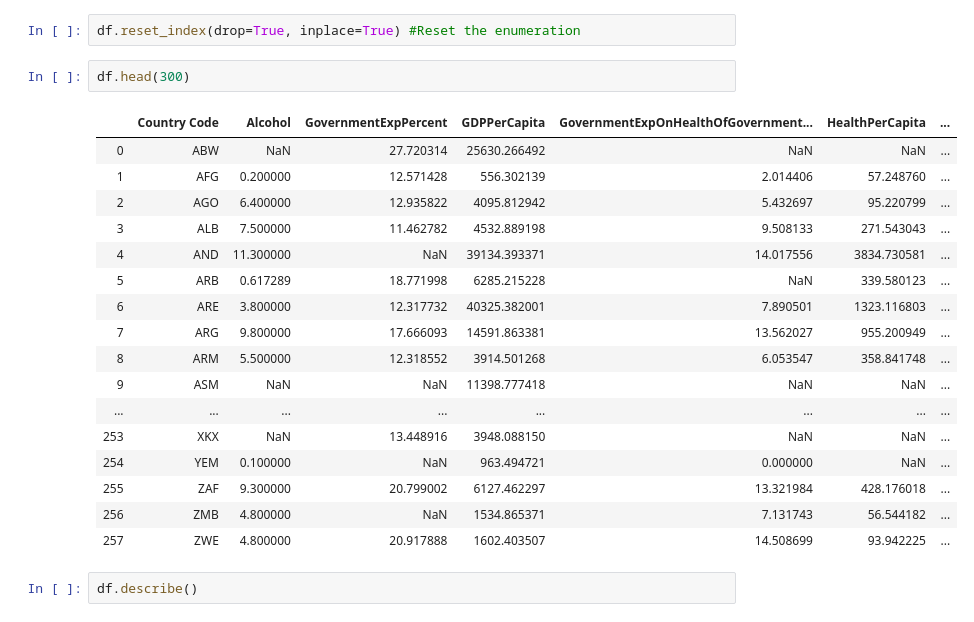
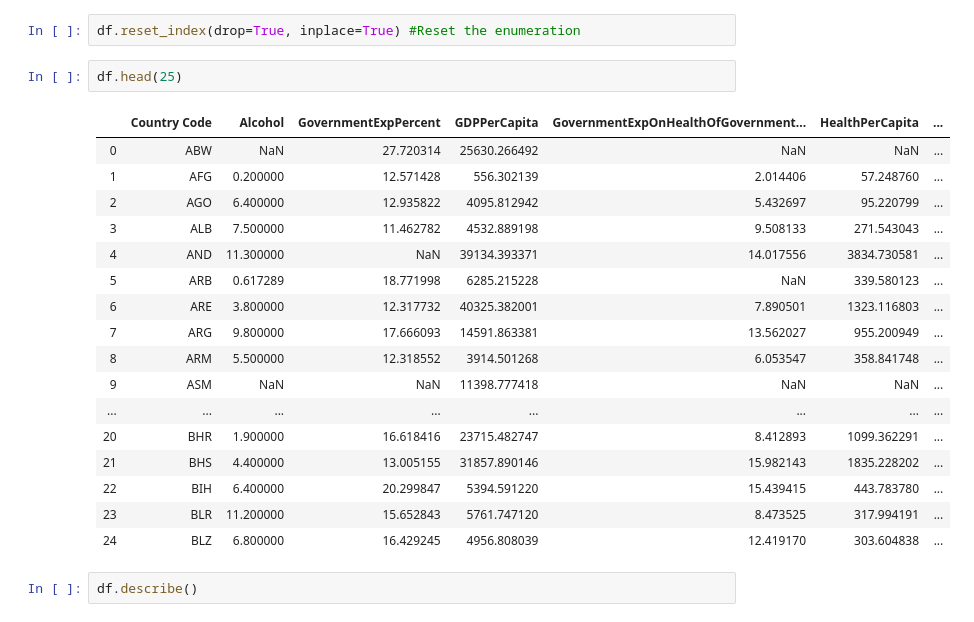
Before and after one commit to Niittyv/Data-science-project-life-expectancy, a Jupyter notebook: DS_project.ipynb, the cells around one changed output. Cells and saved outputs as stored; diff of their text form.

```diff
--- a/DS_project.ipynb
+++ b/DS_project.ipynb
@@ -47,25 +47,25 @@ pd.set_option('display.max_columns', None)
 # %%
 df.reset_index(drop=True, inplace=True) #Reset the enumeration
 # %%
-df.head(300)
+df.head(25)
 # %% [output]
 |  | Country Code | Alcohol | GovernmentExpPercent | GDPPerCapita | GovernmentExpOnHealthOfGovernment... | HealthPerCapita | ... |
 | 0 | ABW | NaN | 27.720314 | 25630.266492 | NaN | NaN | ... |
 | 1 | AFG | 0.200000 | 12.571428 | 556.302139 | 2.014406 | 57.248760 | ... |
 | 2 | AGO | 6.400000 | 12.935822 | 4095.812942 | 5.432697 | 95.220799 | ... |
 | 3 | ALB | 7.500000 | 11.462782 | 4532.889198 | 9.508133 | 271.543043 | ... |
 | 4 | AND | 11.300000 | NaN | 39134.393371 | 14.017556 | 3834.730581 | ... |
 | 5 | ARB | 0.617289 | 18.771998 | 6285.215228 | NaN | 339.580123 | ... |
 | 6 | ARE | 3.800000 | 12.317732 | 40325.382001 | 7.890501 | 1323.116803 | ... |
 | 7 | ARG | 9.800000 | 17.666093 | 14591.863381 | 13.562027 | 955.200949 | ... |
 | 8 | ARM | 5.500000 | 12.318552 | 3914.501268 | 6.053547 | 358.841748 | ... |
 | 9 | ASM | NaN | NaN | 11398.777418 | NaN | NaN | ... |
 | ... | ... | ... | ... | ... | ... | ... | ... |
-| 253 | XKX | NaN | 13.448916 | 3948.088150 | NaN | NaN | ... |
-| 254 | YEM | 0.100000 | NaN | 963.494721 | 0.000000 | NaN | ... |
-| 255 | ZAF | 9.300000 | 20.799002 | 6127.462297 | 13.321984 | 428.176018 | ... |
-| 256 | ZMB | 4.800000 | NaN | 1534.865371 | 7.131743 | 56.544182 | ... |
-| 257 | ZWE | 4.800000 | 20.917888 | 1602.403507 | 14.508699 | 93.942225 | ... |
+| 20 | BHR | 1.900000 | 16.618416 | 23715.482747 | 8.412893 | 1099.362291 | ... |
+| 21 | BHS | 4.400000 | 13.005155 | 31857.890146 | 15.982143 | 1835.228202 | ... |
+| 22 | BIH | 6.400000 | 20.299847 | 5394.591220 | 15.439415 | 443.783780 | ... |
+| 23 | BLR | 11.200000 | 15.652843 | 5761.747120 | 8.473525 | 317.994191 | ... |
+| 24 | BLZ | 6.800000 | 16.429245 | 4956.808039 | 12.419170 | 303.604838 | ... |
 # %%
 df.describe()
 # %% [output]
```
Also changed, not shown: parts of 3 cells of this notebook.
